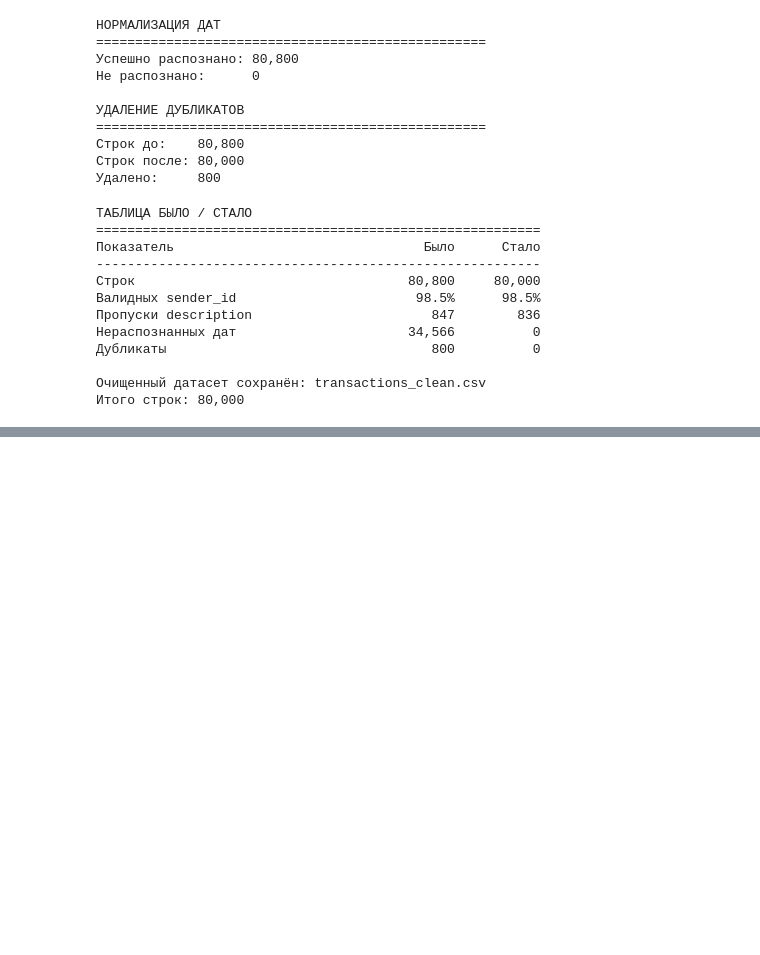
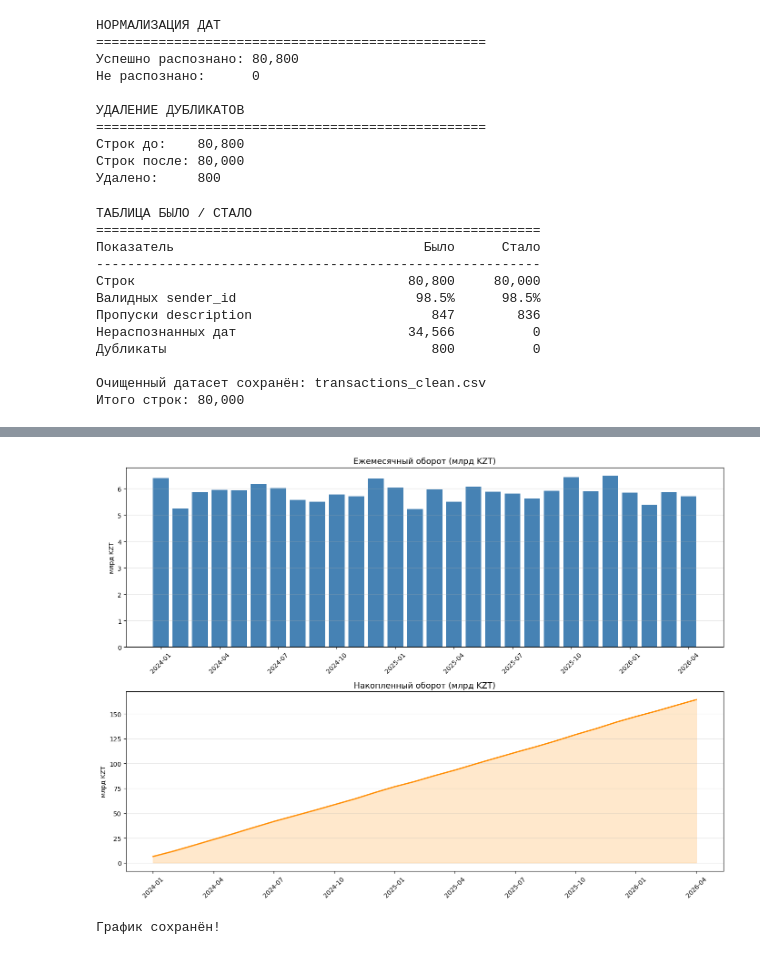
Before and after one commit to Alim1512/da_project, a Jupyter notebook: notebooks/analysis.ipynb, the cells around one changed output, grey strips where cells are left out. Drawn from its saved outputs; the diff is of its cells as text; code cells hidden in the pictures; blank space fills up the shorter version.

Commit message:
fix: correct notebook with all cells

```diff
--- a/notebooks/analysis.ipynb
+++ b/notebooks/analysis.ipynb
@@ -376,0 +472,40 @@ print(f"Итого строк: {len(df_clean):,}")
+# %%
+import matplotlib.pyplot as plt
+import matplotlib.ticker as mticker
+
+df_monthly = pd.read_sql_query("""
+    SELECT
+        strftime('%Y-%m', date_clean) AS month,
+        COUNT(*) AS tx_count,
+        SUM(amount_kzt) / 1e9 AS monthly_sum_bln,
+        SUM(SUM(amount_kzt)) OVER (ORDER BY strftime('%Y-%m', date_clean)) / 1e9 AS cumulative_bln
+    FROM transactions_clean
+    WHERE date_clean IS NOT NULL
+    GROUP BY month
+    ORDER BY month
+""", conn)
+
+fig, axes = plt.subplots(2, 1, figsize=(14, 10))
+
+axes[0].bar(df_monthly['month'], df_monthly['monthly_sum_bln'], color='steelblue')
+axes[0].set_title('Ежемесячный оборот (млрд KZT)', fontsize=13)
+axes[0].set_ylabel('млрд KZT')
+axes[0].set_xticks(range(0, len(df_monthly), 3))
+axes[0].set_xticklabels(df_monthly['month'].iloc[::3], rotation=45)
+axes[0].grid(axis='y', alpha=0.3)
+
+axes[1].plot(df_monthly['month'], df_monthly['cumulative_bln'], color='darkorange', linewidth=2)
+axes[1].fill_between(range(len(df_monthly)), df_monthly['cumulative_bln'], alpha=0.2, color='darkorange')
+axes[1].set_title('Накопленный оборот (млрд KZT)', fontsize=13)
+axes[1].set_ylabel('млрд KZT')
+axes[1].set_xticks(range(0, len(df_monthly), 3))
+axes[1].set_xticklabels(df_monthly['month'].iloc[::3], rotation=45)
+axes[1].grid(axis='y', alpha=0.3)
+
+plt.tight_layout()
+plt.savefig('A:/da_project/notebooks/monthly_dynamics.png', dpi=120)
+plt.show()
+print("График сохранён!")
+# %% [output]
+[figure, added]
+График сохранён!
```
Also changed, not shown: parts of 50 cells of this notebook.
